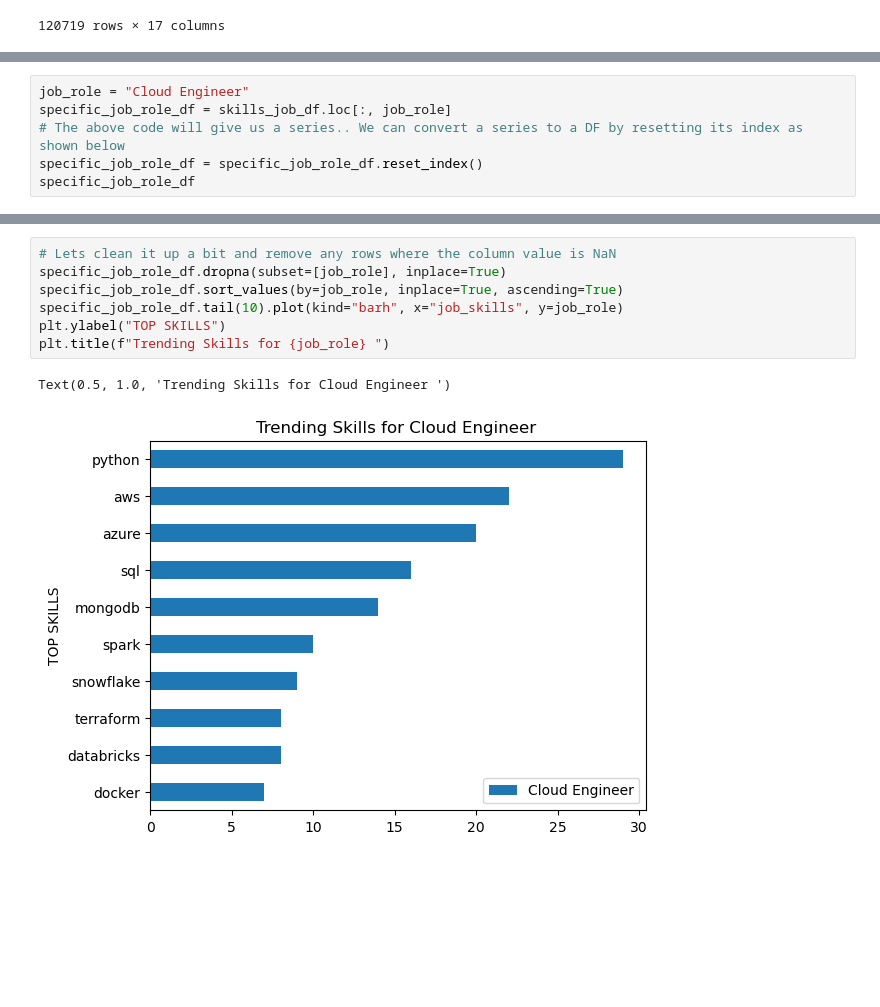
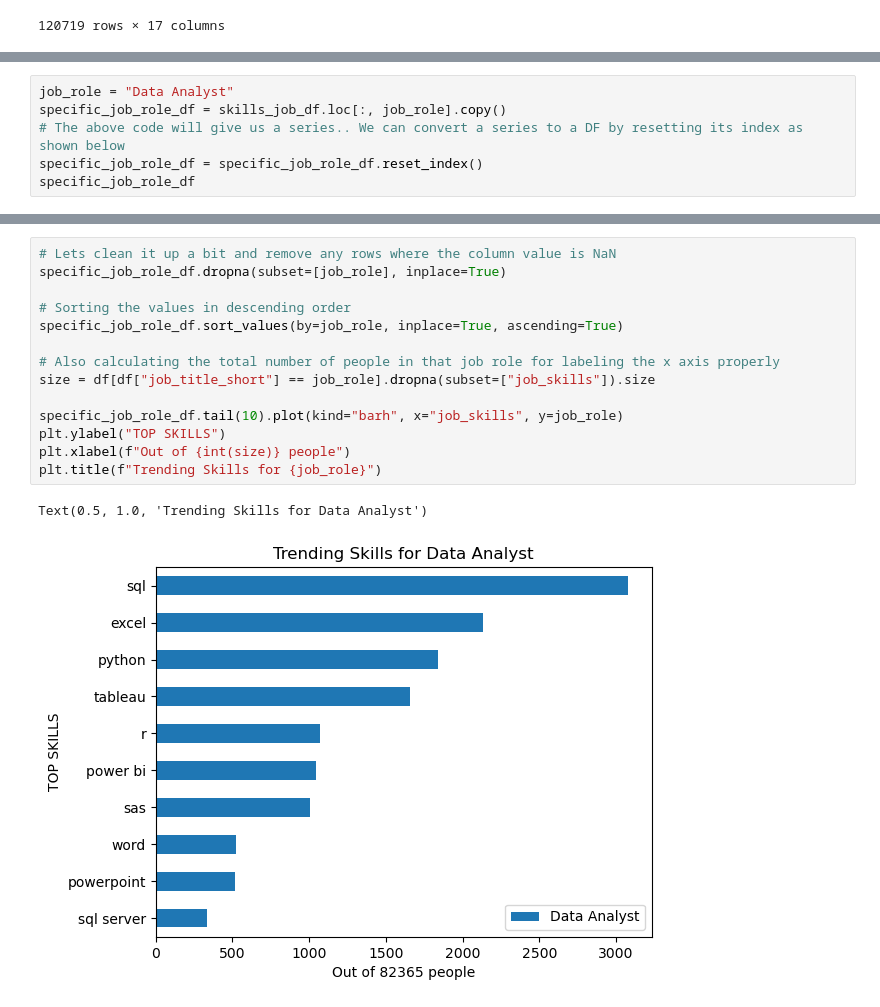
Before and after one commit to Vijay2887/Pandas_Python, a Jupyter notebook: 7_explode.ipynb, the cells around one changed output, grey strips where cells are left out. Saved outputs shown, nothing was run; the diff lists cells and outputs as text; blank space fills up the shorter version.

Commit message:
imporoved labels of graph

```diff
--- a/7_explode.ipynb
+++ b/7_explode.ipynb
@@ -72,6 +59,6 @@ skills_job_df
 # %%
-job_role = "Cloud Engineer"
-specific_job_role_df = skills_job_df.loc[:, job_role]
+job_role = "Data Analyst"
+specific_job_role_df = skills_job_df.loc[:, job_role].copy()
 # The above code will give us a series.. We can convert a series to a DF by resetting its index as shown below
 specific_job_role_df = specific_job_role_df.reset_index()
 specific_job_role_df
@@ -92,10 +79,17 @@ specific_job_role_df
 # %%
 # Lets clean it up a bit and remove any rows where the column value is NaN
 specific_job_role_df.dropna(subset=[job_role], inplace=True)
+
+# Sorting the values in descending order
 specific_job_role_df.sort_values(by=job_role, inplace=True, ascending=True)
+
+# Also calculating the total number of people in that job role for labeling the x axis properly
+size = df[df["job_title_short"] == job_role].dropna(subset=["job_skills"]).size
+
 specific_job_role_df.tail(10).plot(kind="barh", x="job_skills", y=job_role)
 plt.ylabel("TOP SKILLS")
-plt.title(f"Trending Skills for {job_role} ")
+plt.xlabel(f"Out of {int(size)} people")
+plt.title(f"Trending Skills for {job_role}")
 # %% [output]
-Text(0.5, 1.0, 'Trending Skills for Cloud Engineer ')
+Text(0.5, 1.0, 'Trending Skills for Data Analyst')
-[figure, old version]
+[figure, new version]
```
Also changed, not shown: parts of 2 cells of this notebook.
